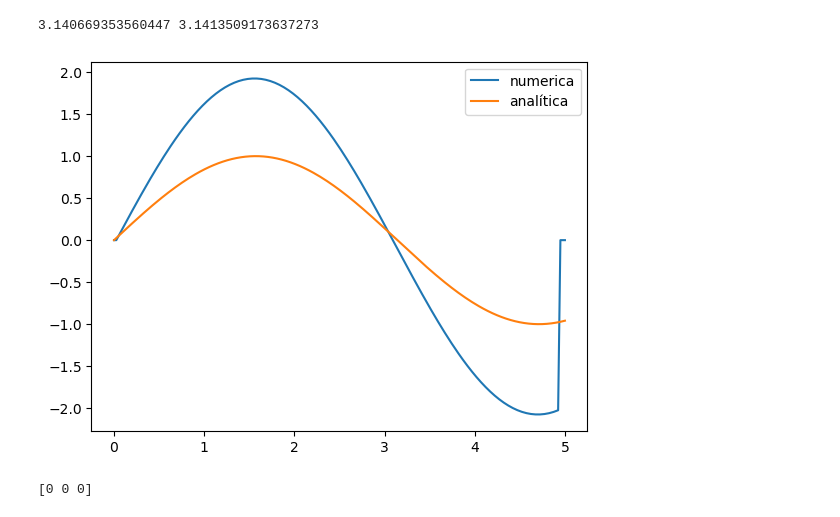
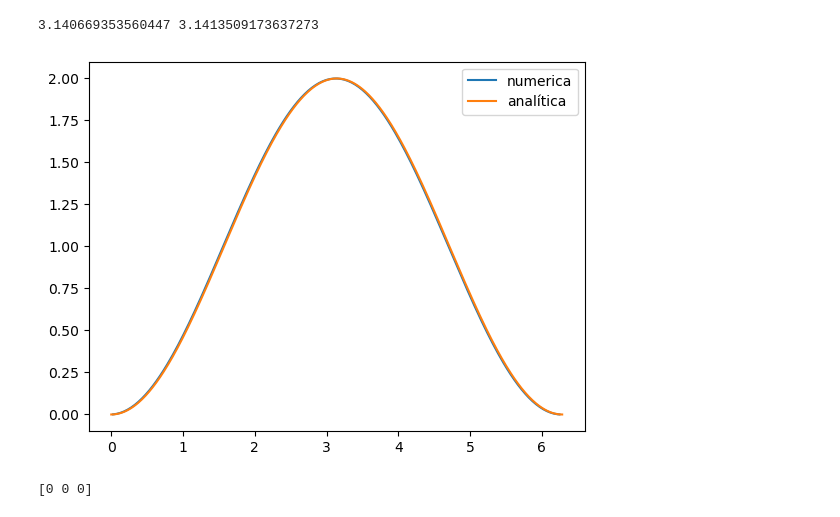
Before and after one commit to nico-qr/tareas_fisicacompu, a Jupyter notebook: Tarea 1.ipynb, the cells around one changed output. Cells and saved outputs as stored; diff of their text form; code cells hidden in the pictures.

Commit message:
Se modificó el algoritmo de la primitiva. Ahora se toman los puntos dando saltos en el medio. Hay que implementar la elección de puntos y cambio del dominio en el código mismo

```diff
--- a/Tarea 1.ipynb
+++ b/Tarea 1.ipynb
@@ -121,24 +121,38 @@ def primitiva_v1(x, f):
     #Falta adaptar esta función a _todos_ los puntos. Hasta ahora solo valen las mallas pares
     h = x[1] - x[0]
     F = zeros_like(f)
-    for i in range(2, len(f)-3):
-        F[i] = F[i-1] + (-1/90*f[i+2]+17/45*f[i+1]+19/15*f[i]+17/45*f[i-1]-1/90*f[i-2])*h
+    for i in range(2, len(f)-3, 2):
+        F[i] = F[i-2] + (-1/90*f[i+2]+17/45*f[i+1]+19/15*f[i]+17/45*f[i-1]-1/90*f[i-2])*h
+
     return F
 # %%
-x = linspace(0, 5, 200) #Se da un dominio equiespaciado de 200 puntos entre 0 y 5
-prueba = primitiva_v1(x,cos(x)) #Se calcula la primitiva con la función anterior
+x = linspace(0, 2*pi, 500) #Se da un dominio equiespaciado de 200 puntos entre 0 y 5
+prueba = primitiva_v1(x,sin(x)) #Se calcula la primitiva con la función anterior
+
+
+resultado = []
+dom = []
+for elem in prueba:
+    if elem != 0:
+        resultado.append(elem)
+
+
+for i in range(2,len(x)-3,2):
+    dom.append(x[i])
+
+
 
 
 # Graficación
-plot(x,prueba, label = 'numerica') #Se da la primitiva numérica
-plot(x,sin(x), label = 'analítica') #Se da la primitiva analítica, que es sin(x)
+plot(dom, resultado, label = 'numerica') #Se da la primitiva numérica
+plot(x,-cos(x)+1, label = 'analítica') #Se da la primitiva analítica, que es sin(x)
 legend()
 show()
 
 
 #Nótese que la numérica tiene puntos en la imagen mayores a 1 y eso está mal. Parece que hay cosas sumándose de más.
 # %% [output]
-[figure, old version]
+[figure, new version]
 # %%
 prueba = [1,2,3]
 print(zeros_like(prueba))
```
